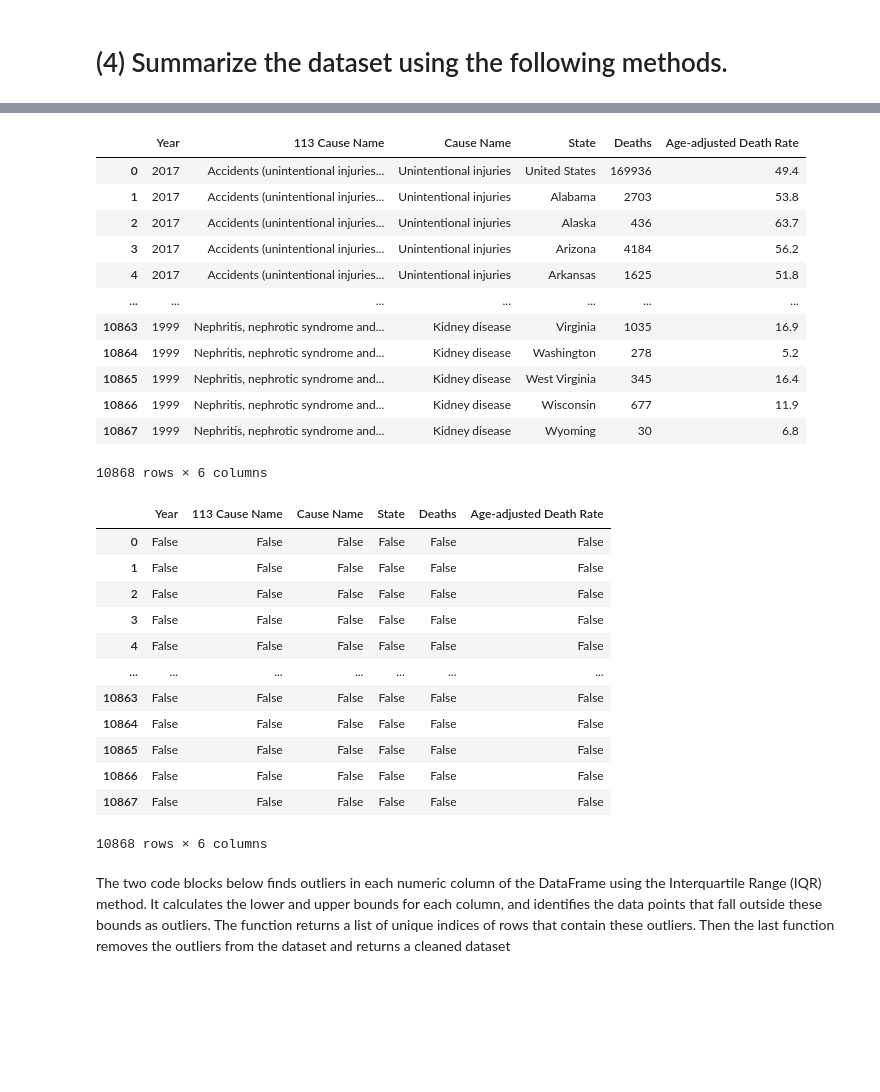
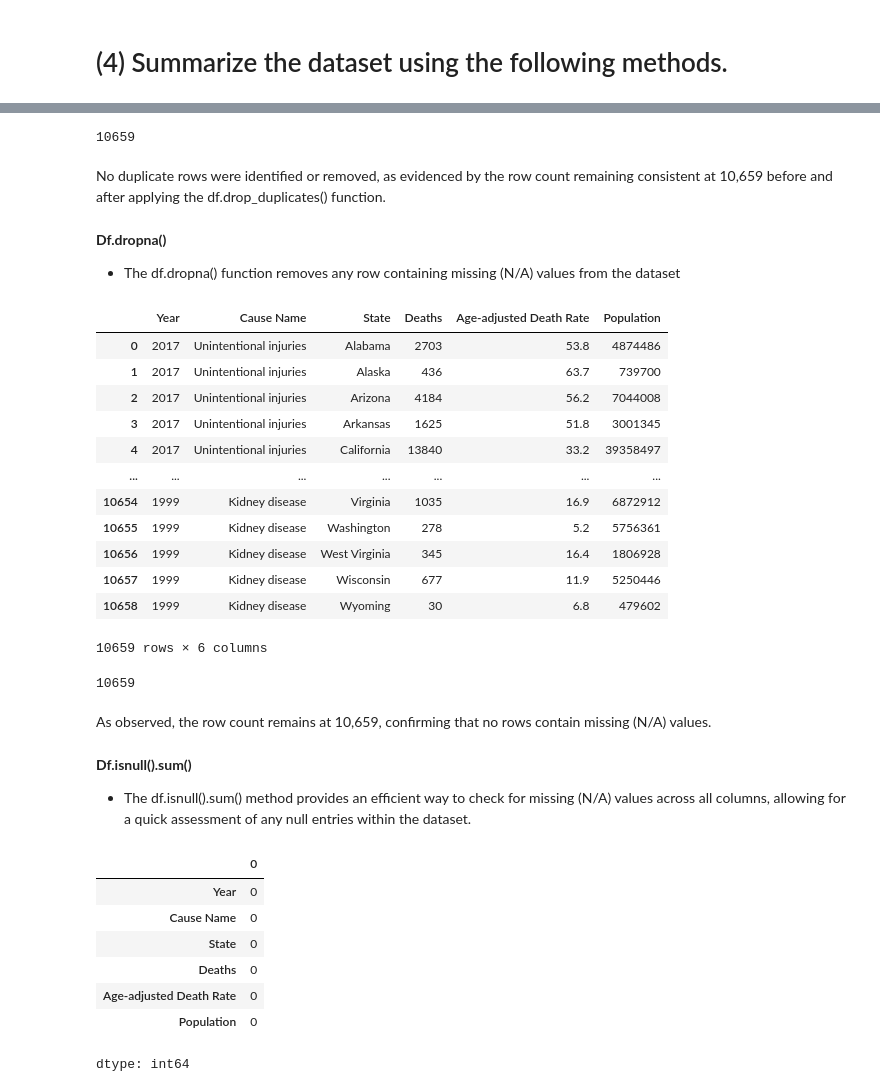
Before and after one commit to LoganWongbangchuad/DataScience, a Jupyter notebook: code/exploration.ipynb, the cells around one changed output, grey strips where cells are left out. Drawn from its saved outputs; the diff is of its cells as text; code cells hidden in the pictures; blank space fills up the shorter version.

```diff
--- a/code/exploration.ipynb
+++ b/code/exploration.ipynb
@@ -10,0 +16,6 @@ df = pd.read_csv('/content/drive/MyDrive/CS 4330/NCHS_-_Leading_Causes_of_Death_
+# %%
+url = "https://raw.githubusercontent.com/LoganWongbangchuad/DataScience/main/dataset/NCHS_-_Leading_Causes_of_Death__United_States.csv"
+df = pd.read_csv(url)
+
+url2 = "https://raw.githubusercontent.com/LoganWongbangchuad/DataScience/main/dataset/historical_state_population_by_year.csv"
+PopulationDf = pd.read_csv(url2)
@@ -135,0 +99,4 @@ This swarm plot shows the age-adjusted death rate for every cause per state. The
+# %%
+df = pd.merge(df, PopulationDf, on=['State', 'Year'], how='inner')
+df.drop('113 Cause Name', axis=1, inplace=True)
+print (df)
@@ -232,34 +490,47 @@ df.drop_duplicates()
+# %%
+num_rows = len(df)
+print(num_rows)
+# %% [output]
+10659
+# %% [markdown]
+No duplicate rows were identified or removed, as evidenced by the row count remaining consistent at 10,659 before and after applying the df.drop_duplicates() function.
+# %% [markdown]
+**Df.dropna()**
+* The df.dropna() function removes any row containing missing (N/A) values from the dataset
 # %%
 df.dropna()
 # %% [output]
-|  | Year | 113 Cause Name | Cause Name | State | Deaths | Age-adjusted Death Rate |
-| 0 | 2017 | Accidents (unintentional injuries... | Unintentional injuries | United States | 169936 | 49.4 |
-| 1 | 2017 | Accidents (unintentional injuries... | Unintentional injuries | Alabama | 2703 | 53.8 |
-| 2 | 2017 | Accidents (unintentional injuries... | Unintentional injuries | Alaska | 436 | 63.7 |
-| 3 | 2017 | Accidents (unintentional injuries... | Unintentional injuries | Arizona | 4184 | 56.2 |
-| 4 | 2017 | Accidents (unintentional injuries... | Unintentional injuries | Arkansas | 1625 | 51.8 |
+|  | Year | Cause Name | State | Deaths | Age-adjusted Death Rate | Population |
+| 0 | 2017 | Unintentional injuries | Alabama | 2703 | 53.8 | 4874486 |
+| 1 | 2017 | Unintentional injuries | Alaska | 436 | 63.7 | 739700 |
+| 2 | 2017 | Unintentional injuries | Arizona | 4184 | 56.2 | 7044008 |
+| 3 | 2017 | Unintentional injuries | Arkansas | 1625 | 51.8 | 3001345 |
+| 4 | 2017 | Unintentional injuries | California | 13840 | 33.2 | 39358497 |
 | ... | ... | ... | ... | ... | ... | ... |
-| 10863 | 1999 | Nephritis, nephrotic syndrome and... | Kidney disease | Virginia | 1035 | 16.9 |
-| 10864 | 1999 | Nephritis, nephrotic syndrome and... | Kidney disease | Washington | 278 | 5.2 |
-| 10865 | 1999 | Nephritis, nephrotic syndrome and... | Kidney disease | West Virginia | 345 | 16.4 |
-| 10866 | 1999 | Nephritis, nephrotic syndrome and... | Kidney disease | Wisconsin | 677 | 11.9 |
-| 10867 | 1999 | Nephritis, nephrotic syndrome and... | Kidney disease | Wyoming | 30 | 6.8 |
+| 10654 | 1999 | Kidney disease | Virginia | 1035 | 16.9 | 6872912 |
+| 10655 | 1999 | Kidney disease | Washington | 278 | 5.2 | 5756361 |
+| 10656 | 1999 | Kidney disease | West Virginia | 345 | 16.4 | 1806928 |
+| 10657 | 1999 | Kidney disease | Wisconsin | 677 | 11.9 | 5250446 |
+| 10658 | 1999 | Kidney disease | Wyoming | 30 | 6.8 | 479602 |
-10868 rows × 6 columns
+10659 rows × 6 columns
+# %%
+num_rows = len(df)
+print(num_rows)
+# %% [output]
+10659
+# %% [markdown]
+As observed, the row count remains at 10,659, confirming that no rows contain missing (N/A) values.
+# %% [markdown]
+**Df.isnull().sum()**
+* The df.isnull().sum() method provides an efficient way to check for missing (N/A) values across all columns, allowing for a quick assessment of any null entries within the dataset.
 # %%
-df.isnull()
+df.isnull().sum()
 # %% [output]
-|  | Year | 113 Cause Name | Cause Name | State | Deaths | Age-adjusted Death Rate |
-| 0 | False | False | False | False | False | False |
-| 1 | False | False | False | False | False | False |
-| 2 | False | False | False | False | False | False |
-| 3 | False | False | False | False | False | False |
-| 4 | False | False | False | False | False | False |
-| ... | ... | ... | ... | ... | ... | ... |
-| 10863 | False | False | False | False | False | False |
-| 10864 | False | False | False | False | False | False |
-| 10865 | False | False | False | False | False | False |
-| 10866 | False | False | False | False | False | False |
-| 10867 | False | False | False | False | False | False |
+|  | 0 |
+| Year | 0 |
+| Cause Name | 0 |
+| State | 0 |
+| Deaths | 0 |
+| Age-adjusted Death Rate | 0 |
+| Population | 0 |
-10868 rows × 6 columns
+dtype: int64
-# %% [markdown]
-The two code blocks below finds outliers in each numeric column of the DataFrame using the Interquartile Range (IQR) method. It calculates the lower and upper bounds for each column, and identifies the data points that fall outside these bounds as outliers. The function returns a list of unique indices of rows that contain these outliers. Then the last function removes the outliers from the dataset and returns a cleaned dataset
```
Also changed, not shown: parts of 111 cells of this notebook.
